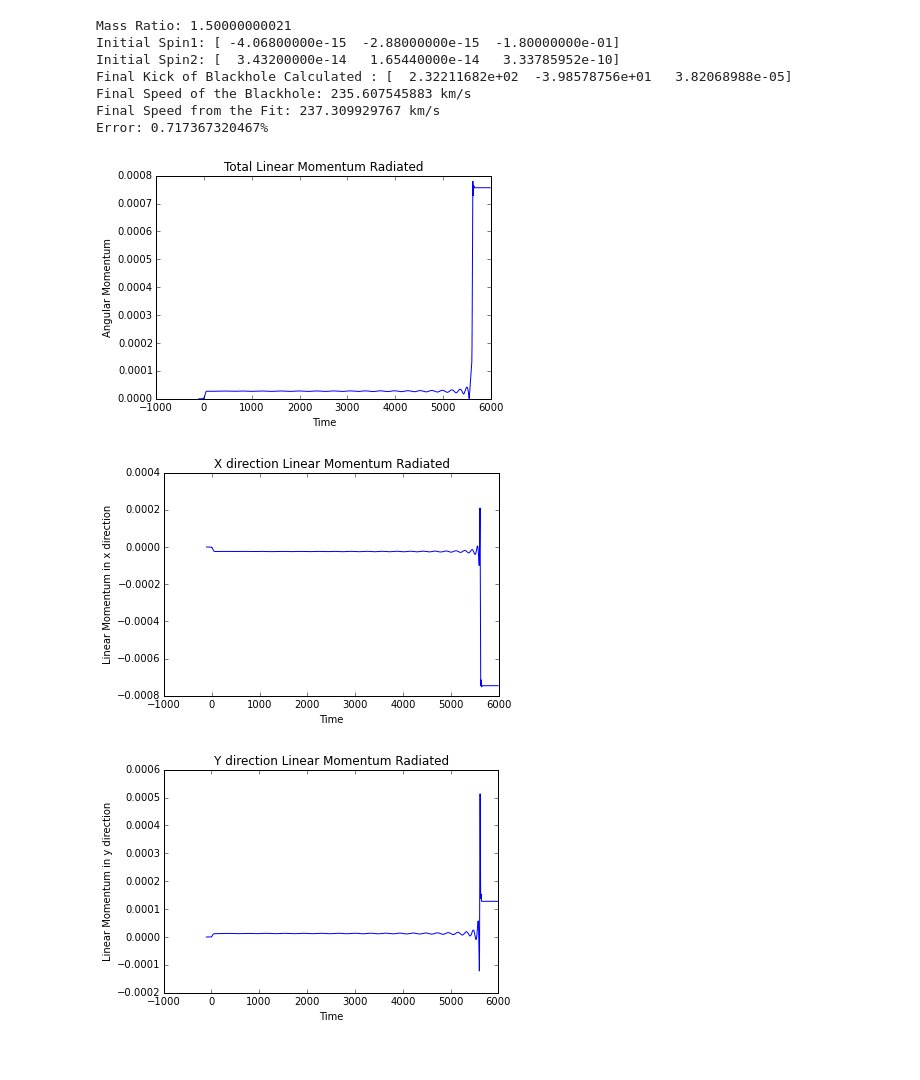
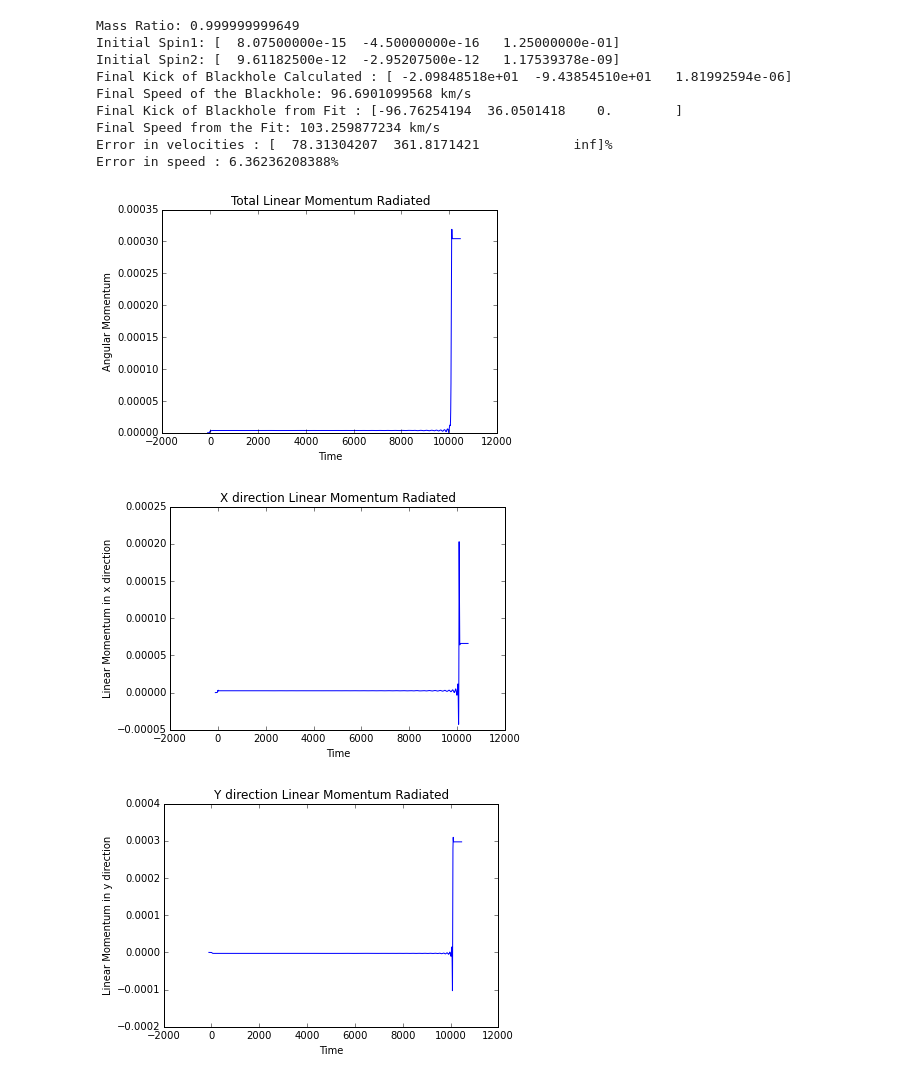
Before and after one commit to rahulketch/ICTS_Kick, a Jupyter notebook: Kick Velocity-SpinAlign.ipynb, the cells around one changed output. Saved outputs shown, nothing was run; the diff lists cells and outputs as text; code cells hidden in the pictures.

Commit message:
Added some error analysis codes

```diff
--- a/Kick Velocity-SpinAlign.ipynb
+++ b/Kick Velocity-SpinAlign.ipynb
@@ -6,7 +6,7 @@ import matplotlib.pyplot as plt
 import HLZ_recoil_fit as HLZ
 import h5py
 speed_of_light = 299792.458
-path = '../Data/012/Lev5/' #path for the simulation
+path = '../Data/005/Lev5/' #path for the simulation
 extrapolation_order = 2
 
 alm = []
@@ -101,49 +101,56 @@ dless_spin1 = initial_spin1[2]/(initial_mass1**2)
 dless_spin2 = initial_spin2[2]/(initial_mass2**2)
 q = initial_mass1/initial_mass2
 fit_kick = HLZ.bbh_recoil_HLZ_aligned(q,dless_spin1,dless_spin2)
+fit_kick_components = HLZ.bbh_recoil_HLZ_aligned_components(q,dless_spin1,dless_spin2)
 print("Mass Ratio: {}".format(initial_mass1/initial_mass2))
 print("Initial Spin1: {}".format(initial_spin1))
 print("Initial Spin2: {}".format(initial_spin2))
+
 print("Final Kick of Blackhole Calculated : {}".format(Kick))
 print("Final Speed of the Blackhole: {} km/s".format(Total_Kick))
+
+print("Final Kick of Blackhole from Fit : {}".format(fit_kick_components))
 print("Final Speed from the Fit: {} km/s".format(fit_kick))
-print("Error: {}%".format(mf.error(fit_kick,Total_Kick)))
+print("Error in velocities : {}%".format(mf.error(fit_kick_components,Kick)))
+print("Error in speed : {}%".format(mf.error(fit_kick,Total_Kick)))
 
 plt.figure(1)
 plt.title("Total Linear Momentum Radiated")
 plt.xlabel("Time")
 plt.ylabel("Angular Momentum")
 plt.plot(t[1:],Total_P)
 plt.show()
 
 plt.figure(2)
 plt.title("X direction Linear Momentum Radiated")
 plt.xlabel("Time")
 plt.ylabel("Linear Momentum in x direction")
 plt.plot(t[1:],P[0])
 plt.show()
 
 plt.figure(3)
 plt.title("Y direction Linear Momentum Radiated")
 plt.xlabel("Time")
 plt.ylabel("Linear Momentum in y direction")
 plt.plot(t[1:],P[1])
 plt.show()
 
 plt.figure(4)
 plt.title("Z direction Linear Momentum Radiated")
 plt.xlabel("Time")
 plt.ylabel("Linear Momentum in z direction")
 plt.plot(t[1:],P[2])
 plt.show()
 # %% [output]
-Mass Ratio: 1.50000000021
-Initial Spin1: [ -4.06800000e-15  -2.88000000e-15  -1.80000000e-01]
-Initial Spin2: [  3.43200000e-14   1.65440000e-14   3.33785952e-10]
-Final Kick of Blackhole Calculated : [  2.32211682e+02  -3.98578756e+01   3.82068988e-05]
-Final Speed of the Blackhole: 235.607545883 km/s
-Final Speed from the Fit: 237.309929767 km/s
-Error: 0.717367320467%
+Mass Ratio: 0.999999999649
+Initial Spin1: [  8.07500000e-15  -4.50000000e-16   1.25000000e-01]
+Initial Spin2: [  9.61182500e-12  -2.95207500e-12   1.17539378e-09]
+Final Kick of Blackhole Calculated : [ -2.09848518e+01  -9.43854510e+01   1.81992594e-06]
+Final Speed of the Blackhole: 96.6901099568 km/s
+Final Kick of Blackhole from Fit : [-96.76254194  36.0501418    0.        ]
+Final Speed from the Fit: 103.259877234 km/s
+Error in velocities : [  78.31304207  361.8171421            inf]%
+Error in speed : 6.36236208388%
-[figure, old version]
+[figure, new version]
-[figure, old version]
+[figure, new version]
-[figure, old version]
+[figure, new version]
```
Also changed, not shown: parts of 1 cell of this notebook, 24 other files.
